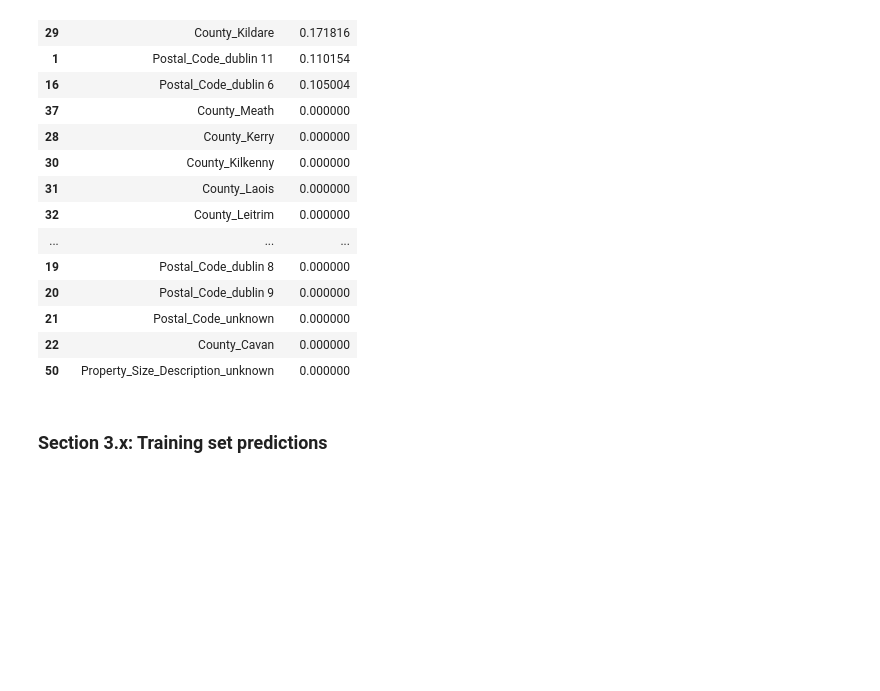
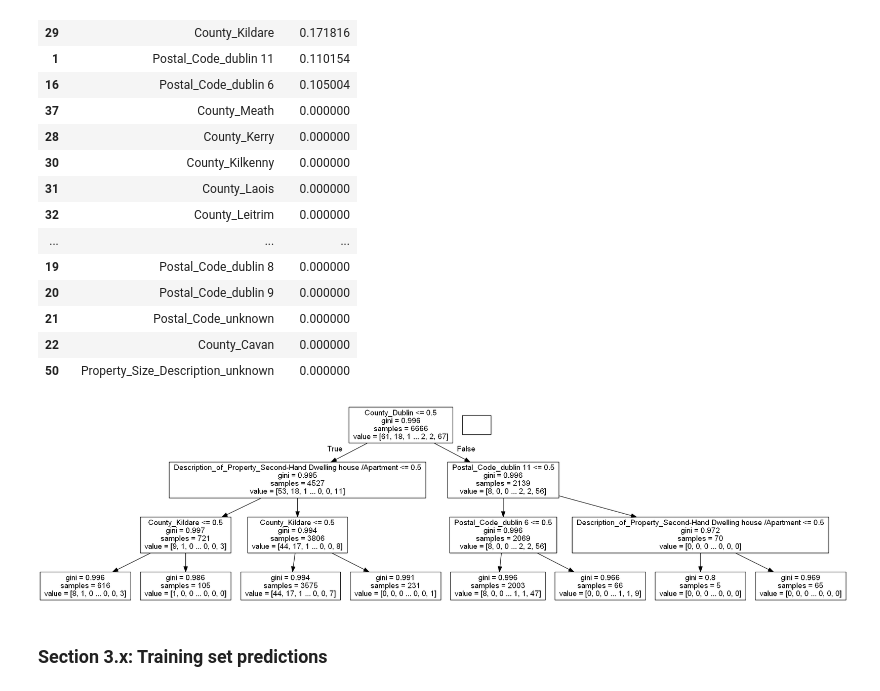
Before and after one commit to michaeldavitt/COMP47350_Housing_Data_Analysis, a Jupyter notebook: 17309836A2.ipynb, the cells around one changed output. Drawn from its saved outputs; the diff is of its cells as text; code cells hidden in the pictures; blank space fills up the shorter version.

```diff
--- a/17309836A2.ipynb
+++ b/17309836A2.ipynb
@@ -391,7 +412,14 @@ with open("decision_tree.dot", 'w') as f:
 # %%
 graphs = pydot.graph_from_dot_file('decision_tree.dot')
 graph = graphs[0]
-graph.write_png("decision_tree.png")
+
+def view_pydot(pdot):
+    plt = Image(pdot.create_png())
+    display(plt)
+
+view_pydot(graph)
+# %% [output]
+[figure, added]
 # %% [markdown]
 ### Section 3.x: Training set predictions
 # %%
```
Also changed, not shown: parts of 8 cells of this notebook.
